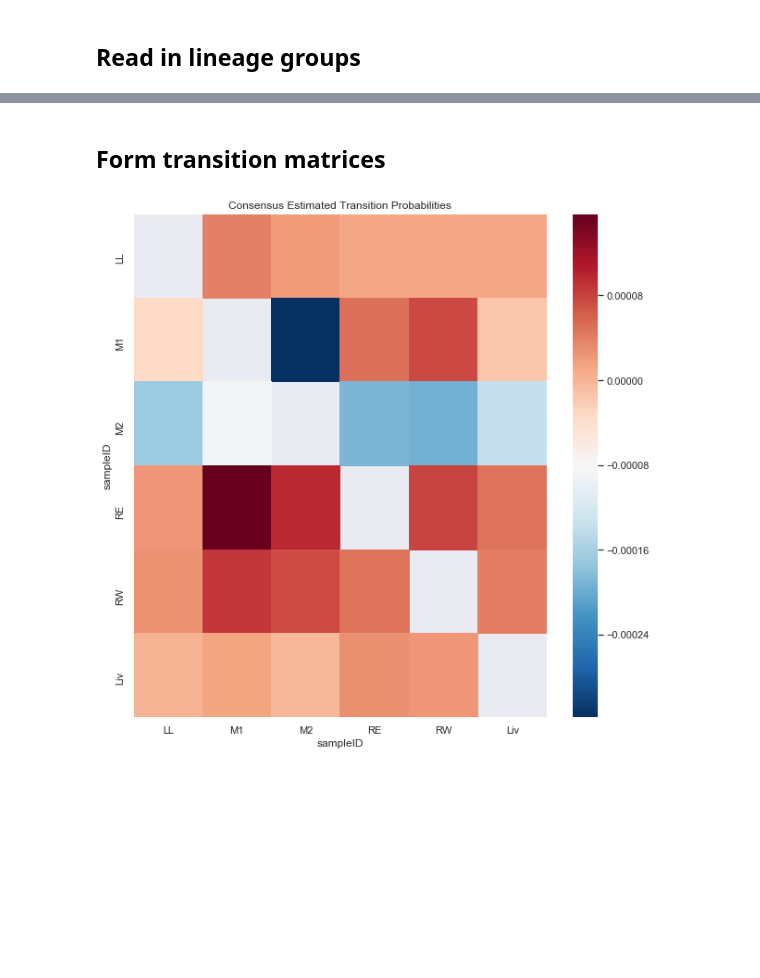
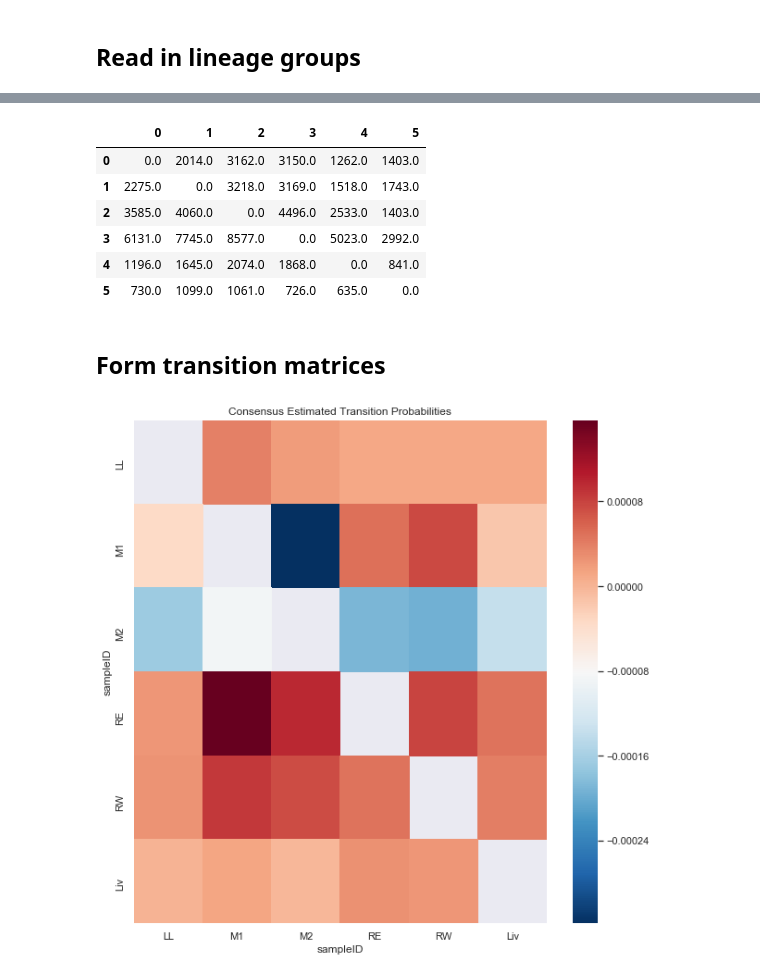
Before and after one commit to mattjones315/MetastasisTracing, a Jupyter notebook: infer_transition_matrices.ipynb, the cells around one changed output, grey strips where cells are left out. Cells and saved outputs as stored; diff of their text form; code cells hidden in the pictures; blank space fills up the shorter version.

```diff
--- a/infer_transition_matrices.ipynb
+++ b/infer_transition_matrices.ipynb
@@ -52,3 +422,16 @@ for tree_dir in os.listdir(home_dir):
+# %%
+# t_mat /= (pars * num_sol)
+
+t_mat = pd.DataFrame(t_mat)
+t_mat
+# %% [output]
+|  | 0 | 1 | 2 | 3 | 4 | 5 |
+| 0 | 0.0 | 2014.0 | 3162.0 | 3150.0 | 1262.0 | 1403.0 |
+| 1 | 2275.0 | 0.0 | 3218.0 | 3169.0 | 1518.0 | 1743.0 |
+| 2 | 3585.0 | 4060.0 | 0.0 | 4496.0 | 2533.0 | 1403.0 |
+| 3 | 6131.0 | 7745.0 | 8577.0 | 0.0 | 5023.0 | 2992.0 |
+| 4 | 1196.0 | 1645.0 | 2074.0 | 1868.0 | 0.0 | 841.0 |
+| 5 | 730.0 | 1099.0 | 1061.0 | 726.0 | 635.0 | 0.0 |
 # %% [markdown]
 ## Form transition matrices
 # %%
```
Also changed, not shown: parts of 10 cells of this notebook, 11 other files.
